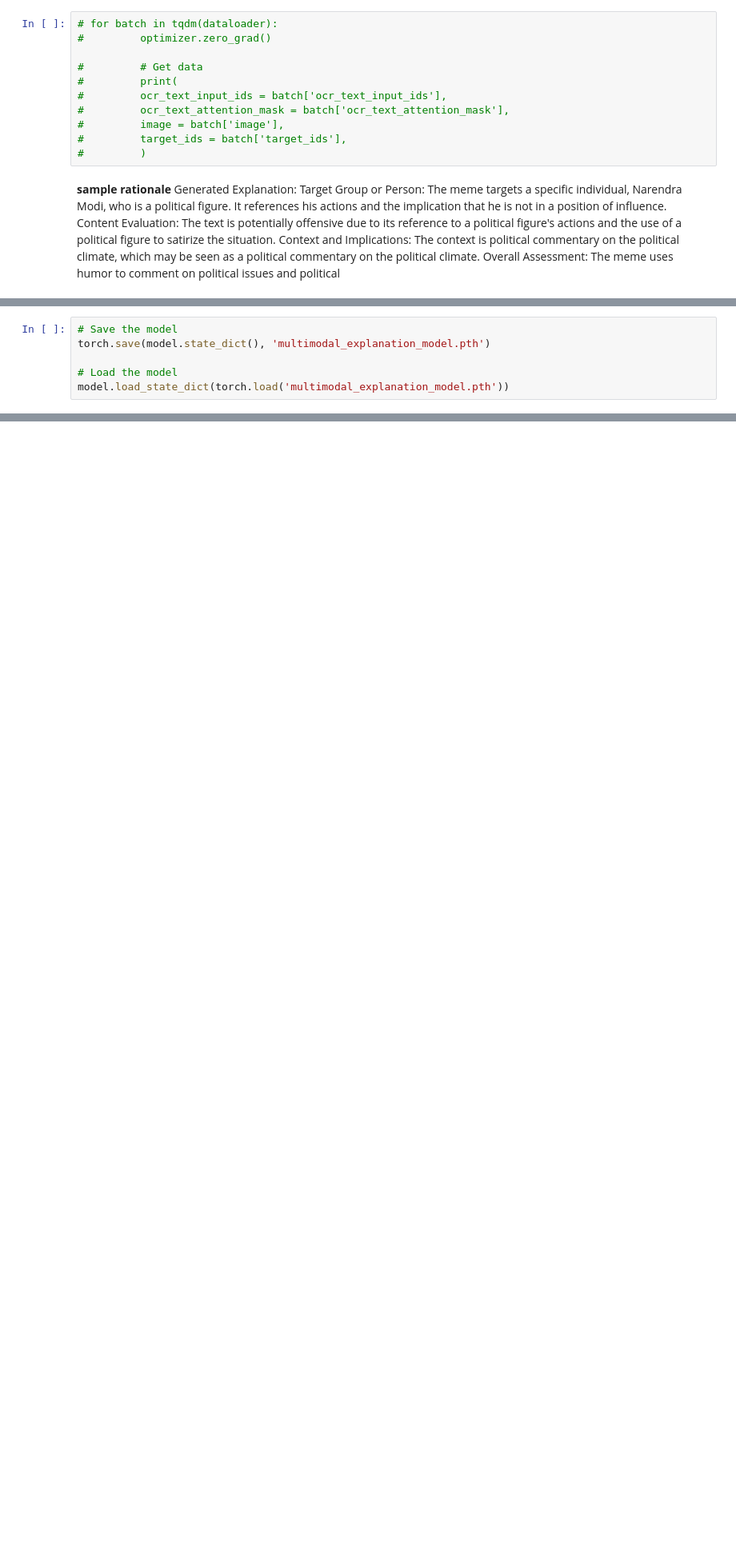
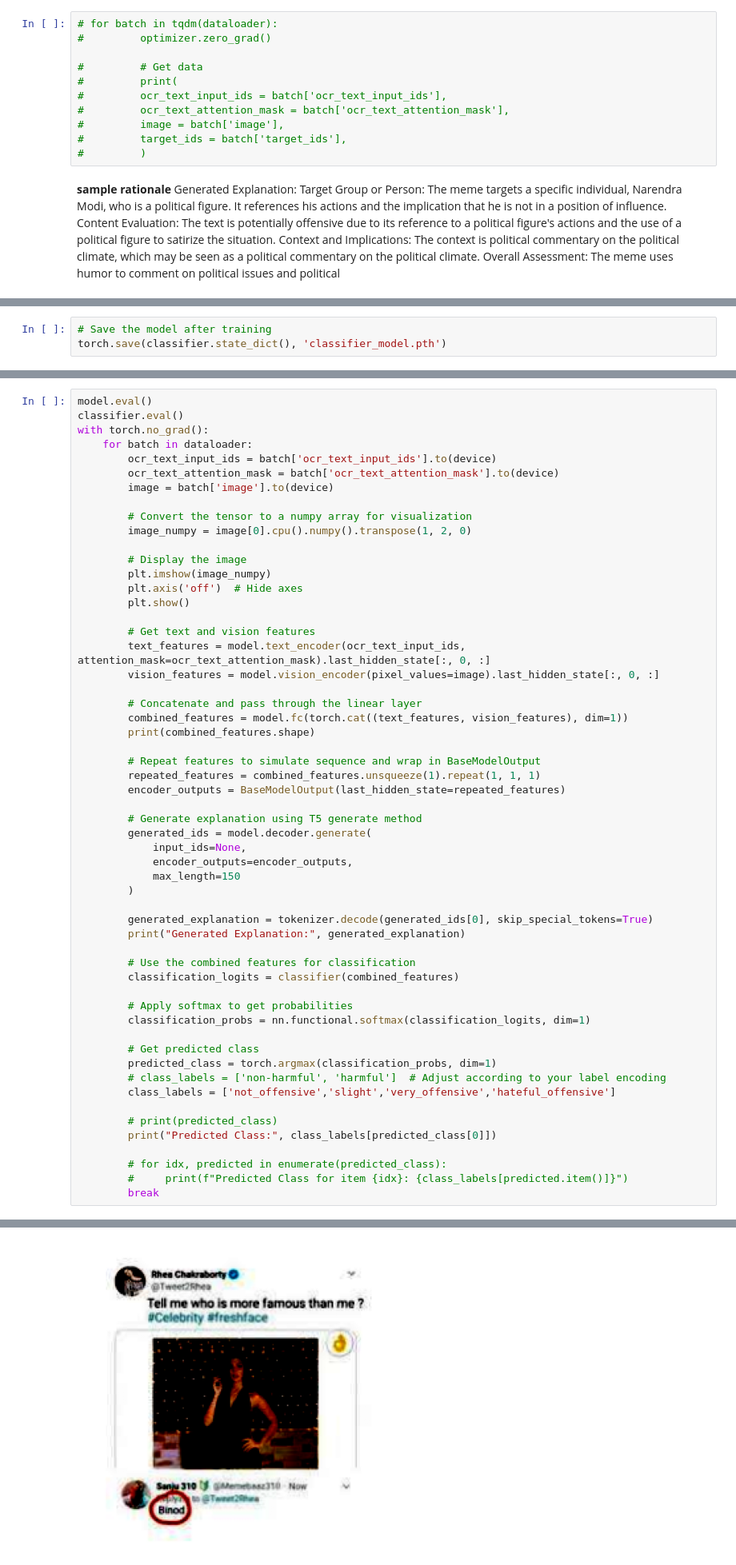
Before and after one commit to adi142003/Enhancing_social_media_security_using_Hate_meme_classification, a Jupyter notebook: test1.ipynb, the cells around one changed output, grey strips where cells are left out. Shown: that part at 80% size. Drawn from its saved outputs; the diff is of its cells as text; blank space fills up the shorter version.

```diff
--- a/test1.ipynb
+++ b/test1.ipynb
@@ -254,6 +375,3 @@ with torch.no_grad():
 # %%
-# Save the model
-torch.save(model.state_dict(), 'multimodal_explanation_model.pth')
-
-# Load the model
-model.load_state_dict(torch.load('multimodal_explanation_model.pth'))
+# Save the model after training
+torch.save(classifier.state_dict(), 'classifier_model.pth')
@@ -261,0 +378,57 @@ model.load_state_dict(torch.load('multimodal_explanation_model.pth'))
+# %%
+model.eval()
+classifier.eval()
+with torch.no_grad():
+    for batch in dataloader:
+        ocr_text_input_ids = batch['ocr_text_input_ids'].to(device)
+        ocr_text_attention_mask = batch['ocr_text_attention_mask'].to(device)
+        image = batch['image'].to(device)
+
+        # Convert the tensor to a numpy array for visualization
+        image_numpy = image[0].cpu().numpy().transpose(1, 2, 0)
+
+        # Display the image
+        plt.imshow(image_numpy)
+        plt.axis('off')  # Hide axes
+        plt.show()
+
+        # Get text and vision features
+        text_features = model.text_encoder(ocr_text_input_ids, attention_mask=ocr_text_attention_mask).last_hidden_state[:, 0, :]
+        vision_features = model.vision_encoder(pixel_values=image).last_hidden_state[:, 0, :]
+
+        # Concatenate and pass through the linear layer
+        combined_features = model.fc(torch.cat((text_features, vision_features), dim=1))
+        print(combined_features.shape)
+
+        # Repeat features to simulate sequence and wrap in BaseModelOutput
+        repeated_features = combined_features.unsqueeze(1).repeat(1, 1, 1)
+        encoder_outputs = BaseModelOutput(last_hidden_state=repeated_features)
+
+        # Generate explanation using T5 generate method
+        generated_ids = model.decoder.generate(
+            input_ids=None,
+            encoder_outputs=encoder_outputs,
+            max_length=150
+        )
+
+        generated_explanation = tokenizer.decode(generated_ids[0], skip_special_tokens=True)
+        print("Generated Explanation:", generated_explanation)
+
+        # Use the combined features for classification
+        classification_logits = classifier(combined_features)
+
+        # Apply softmax to get probabilities
+        classification_probs = nn.functional.softmax(classification_logits, dim=1)
+
+        # Get predicted class
+        predicted_class = torch.argmax(classification_probs, dim=1)
+        # class_labels = ['non-harmful', 'harmful']  # Adjust according to your label encoding
+        class_labels = ['not_offensive','slight','very_offensive','hateful_offensive']
+
+        # print(predicted_class)
+        print("Predicted Class:", class_labels[predicted_class[0]])
+
+        # for idx, predicted in enumerate(predicted_class):
+        #     print(f"Predicted Class for item {idx}: {class_labels[predicted.item()]}")
+        break
+# %% [output]
@@ -261,0 +436 @@ model.load_state_dict(torch.load('multimodal_explanation_model.pth'))
+[figure, added]
```
Also changed, not shown: parts of 17 cells of this notebook.
